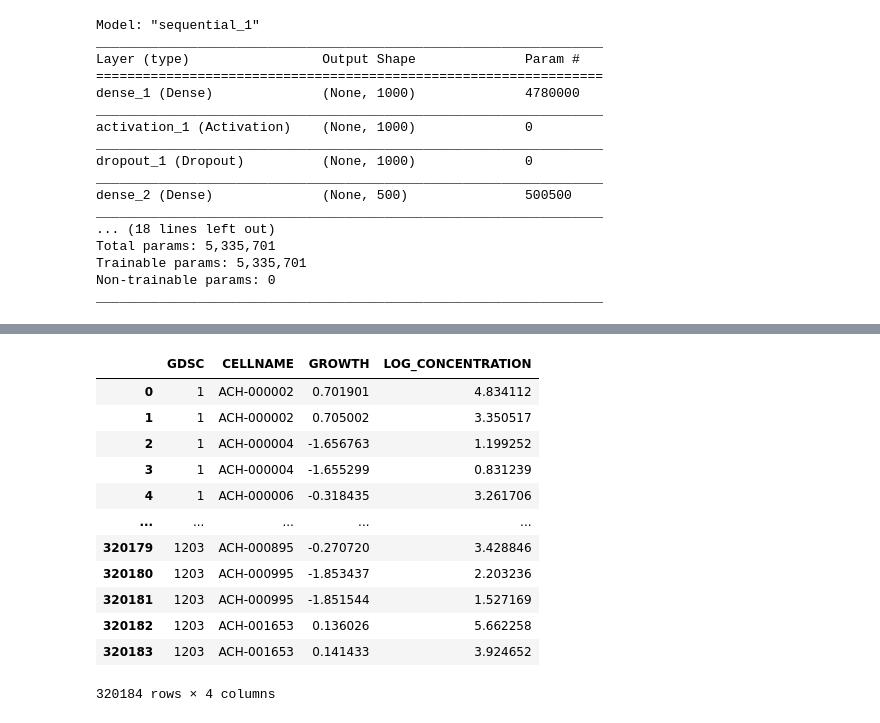
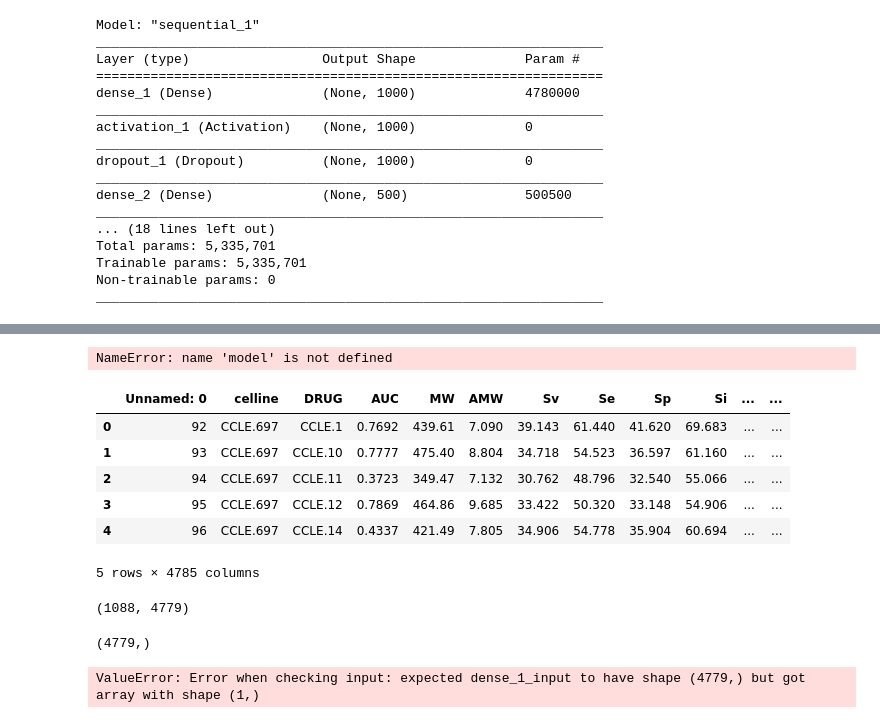
Before and after one commit to vgutta/NCI-DOE-Collab-Pilot1-Single-Drug-Response-Predictor, a Jupyter notebook: Pilot1/P1B3/combat_ccle.ipynb, the cells around one changed output, grey strips where cells are left out. Cells and saved outputs as stored; diff of their text form; code cells hidden in the pictures.

Commit message:
cleaned up for ccle_cnn model

```diff
--- a/Pilot1/P1B3/combat_ccle.ipynb
+++ b/Pilot1/P1B3/combat_ccle.ipynb
@@ -815,16 +457,20 @@ df = df.merge(drug_desc_ccle[['GDSC']], on='GDSC')
-# %%
-df
-# %% [output]
-|  | GDSC | CELLNAME | GROWTH | LOG_CONCENTRATION |
-| 0 | 1 | ACH-000002 | 0.701901 | 4.834112 |
-| 1 | 1 | ACH-000002 | 0.705002 | 3.350517 |
-| 2 | 1 | ACH-000004 | -1.656763 | 1.199252 |
-| 3 | 1 | ACH-000004 | -1.655299 | 0.831239 |
-| 4 | 1 | ACH-000006 | -0.318435 | 3.261706 |
-| ... | ... | ... | ... | ... |
-| 320179 | 1203 | ACH-000895 | -0.270720 | 3.428846 |
-| 320180 | 1203 | ACH-000995 | -1.853437 | 2.203236 |
-| 320181 | 1203 | ACH-000995 | -1.851544 | 1.527169 |
-| 320182 | 1203 | ACH-001653 | 0.136026 | 5.662258 |
-| 320183 | 1203 | ACH-001653 | 0.141433 | 3.924652 |
-320184 rows × 4 columns
+# %%
+model.predict()
+# %% [output]
+NameError: name 'model' is not defined
+# %%
+import pandas as pd
+
+df_test_cell = pd.read_csv('./data/val_cell.csv')
+df_test_drug = pd.read_csv('./data/val_drug.csv')
+
+val_data = pd.read_csv('/global/homes/v/vineethg/xgboost-single-drug-reponse-prediction/models/xgb_drug-desc_auc_v1/val_data.tsv', sep='\t')
+val_data.head()
+# %% [output]
+|  | Unnamed: 0 | celline | DRUG | AUC | MW | AMW | Sv | Se | Sp | Si | ... | ... |
+| 0 | 92 | CCLE.697 | CCLE.1 | 0.7692 | 439.61 | 7.090 | 39.143 | 61.440 | 41.620 | 69.683 | ... | ... |
+| 1 | 93 | CCLE.697 | CCLE.10 | 0.7777 | 475.40 | 8.804 | 34.718 | 54.523 | 36.597 | 61.160 | ... | ... |
+| 2 | 94 | CCLE.697 | CCLE.11 | 0.3723 | 349.47 | 7.132 | 30.762 | 48.796 | 32.540 | 55.066 | ... | ... |
+| 3 | 95 | CCLE.697 | CCLE.12 | 0.7869 | 464.86 | 9.685 | 33.422 | 50.320 | 33.148 | 54.906 | ... | ... |
+| 4 | 96 | CCLE.697 | CCLE.14 | 0.4337 | 421.49 | 7.805 | 34.906 | 54.778 | 35.904 | 60.694 | ... | ... |
+5 rows × 4785 columns
@@ -830,0 +483,12 @@ df
+# %%
+val_test.shape
+# %% [output]
+(1088, 4779)
+# %%
+val_test[0].shape
+# %% [output]
+(4779,)
+# %%
+model.predict(val_test[0], steps=1)
+# %% [output]
+ValueError: Error when checking input: expected dense_1_input to have shape (4779,) but got array with shape (1,)
```
Also changed, not shown: parts of 71 cells of this notebook, 8 other files.
